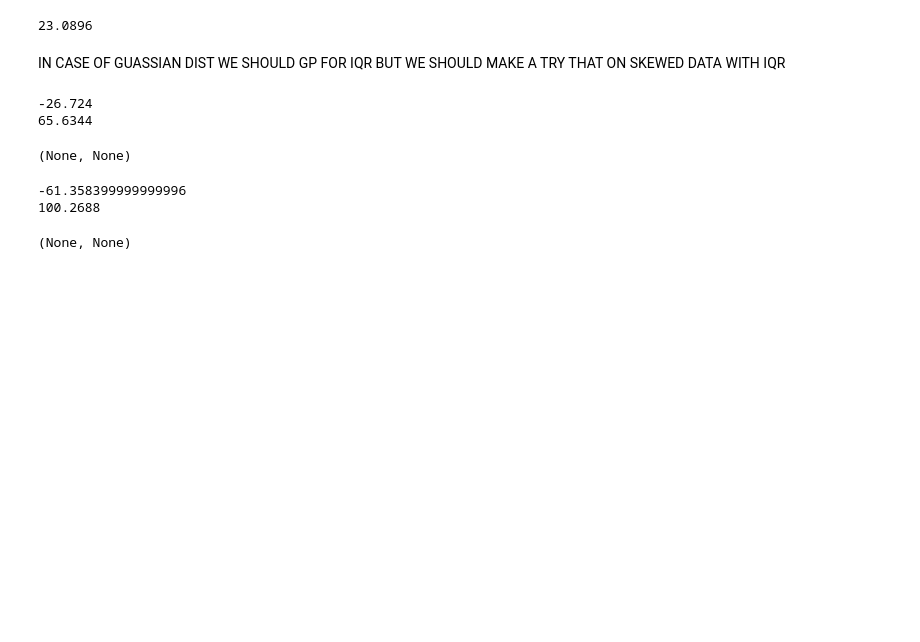
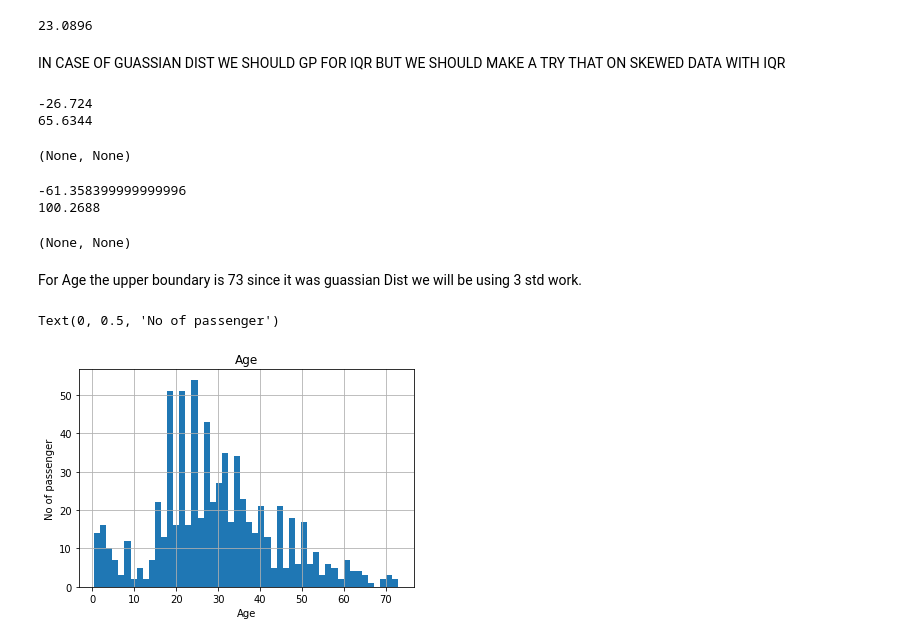
Before and after one commit to Sunilrd-19/ML_Use_cases, a Jupyter notebook: Outliers_detection_Methods.ipynb, the cells around one changed output. Saved outputs shown, nothing was run; the diff lists cells and outputs as text; code cells hidden in the pictures; blank space fills up the shorter version.

```diff
--- a/Outliers_detection_Methods.ipynb
+++ b/Outliers_detection_Methods.ipynb
@@ -185,3 +185,19 @@ print(lower_bridge), print(upper_bridge)
 -61.358399999999996
 100.2688
 (None, None)
+# %%
+data=df.copy()
+# %% [markdown]
+For Age the upper boundary is 73 since it was guassian Dist we will be using 3 std work.
+# %%
+data.loc[data['Age']>=73,'Age']=73
+# %%
+data.loc[data['Fare']>=100,'Fare']=100
+# %%
+figure=data.Age.hist(bins=50)
+figure.set_title('Age')
+figure.set_xlabel('Age')
+figure.set_ylabel('No of passenger')
+# %% [output]
+Text(0, 0.5, 'No of passenger')
+[figure, added]
```
Also changed, not shown: parts of 3 cells of this notebook.
